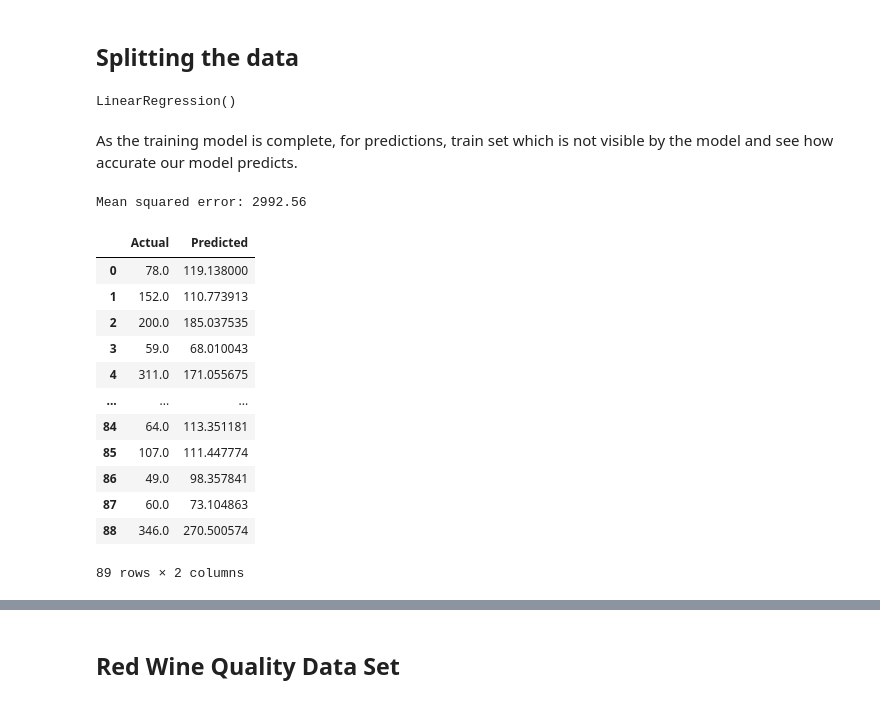
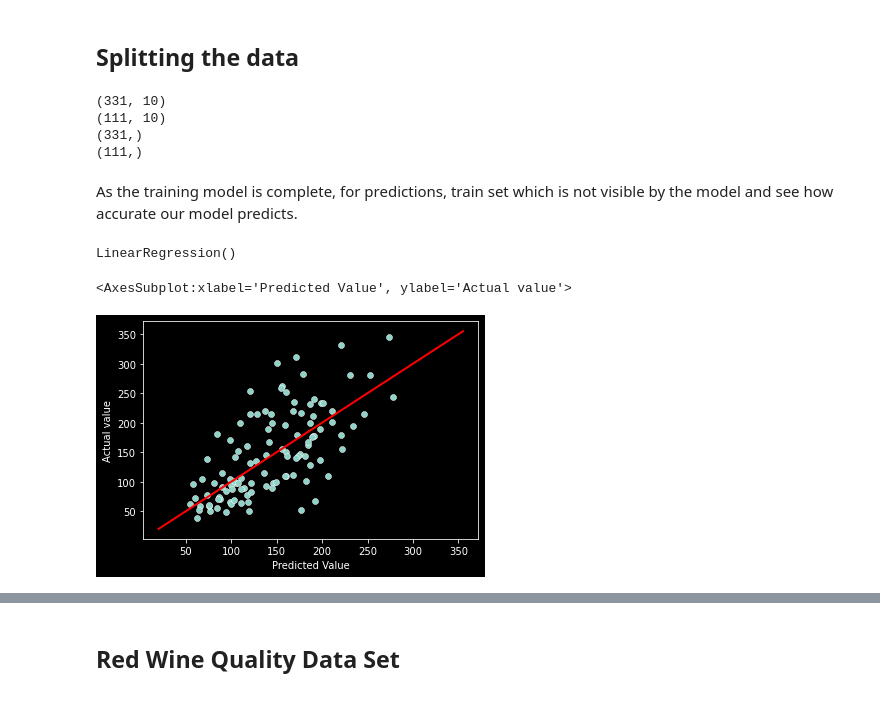
Before and after one commit to bensontjohn/ML-and-Statistics-assessment, a Jupyter notebook: scikit-learn.ipynb, the cells around one changed output, grey strips where cells are left out. Drawn from its saved outputs; the diff is of its cells as text; code cells hidden in the pictures.

Commit message:
Performed the updated linear regression classification for the diabetes dataset

```diff
--- a/scikit-learn.ipynb
+++ b/scikit-learn.ipynb
@@ -88,50 +169,46 @@ Diabetes first rows:         age       sex       bmi        bp        s1
+# %%
+#independent variables, drop data by column.
+X = df.drop(labels='target_f', axis=1)
+#dependent variable
+y = df['target_f']
 # %% [markdown]
 Diabetes dataset consists of a total of 422 samples with 10 features each.
 The dataset can be split into the test and train sets using train_test_split function of sklearn.model_selection package.
 # %% [markdown]
 ## Splitting the data
 # %%
-# Split dataset into Train and Test sets.
-X_train, X_test, y_train, y_test = train_test_split(diabetes.data, diabetes.target, test_size=0.2, random_state=1)
-
-# Import Linear regression module from scikit-learn linear-model package
-from sklearn.linear_model import LinearRegression
-model = LinearRegression()
-
-# To train the model
-model.fit(X_train, y_train)
+#splitting the dataset into 75%-25% train-test split
+X_train, X_test, y_train, y_test = train_test_split(X,y,test_size=0.25,random_state=1)
+print(X_train.shape)
+print(X_test.shape)
+print(y_train.shape)
+print(y_test.shape)
 # %% [output]
-LinearRegression()
+(331, 10)
+(111, 10)
+(331,)
+(111,)
 # %% [markdown]
 As the training model is complete, for predictions, train set which is not visible by the model and see how accurate our model predicts.
 # %%
-# Predict on new unseen data
+# Import Linear regression module from scikit-learn linear-model package
+from sklearn.linear_model import LinearRegression
+lr = LinearRegression()
 
-y_preds = model.predict(X_test) # Returns predicted labels.
-
-# Evaluate the model using Squared Mean Error
-from sklearn.metrics import mean_squared_error
-print('Mean squared error: %.2f'
-      % mean_squared_error(y_test, y_preds))
+# To train the model
+lr.fit(X_train, y_train)
 # %% [output]
-Mean squared error: 2992.56
+LinearRegression()
 # %%
-# Compare Actual Labels to the predicted labels
-
-df_res = pd.DataFrame({'Actual': y_test, 'Predicted': y_preds})
-df_res
+import warnings
+warnings.simplefilter(action='ignore', category=FutureWarning)
+plt.xlabel("Predicted Value")
+plt.ylabel("Actual value")
+plt.plot([20,355],[20,355],color="red",linewidth=2)
+predicted_y = lr.predict(X_test)
+# scatterplot showing spread of data
+sns.scatterplot(predicted_y,y_test)
 # %% [output]
-|  | Actual | Predicted |
-| 0 | 78.0 | 119.138000 |
-| 1 | 152.0 | 110.773913 |
-| 2 | 200.0 | 185.037535 |
-| 3 | 59.0 | 68.010043 |
-| 4 | 311.0 | 171.055675 |
-| ... | ... | ... |
-| 84 | 64.0 | 113.351181 |
-| 85 | 107.0 | 111.447774 |
-| 86 | 49.0 | 98.357841 |
-| 87 | 60.0 | 73.104863 |
-| 88 | 346.0 | 270.500574 |
-89 rows × 2 columns
+<AxesSubplot:xlabel='Predicted Value', ylabel='Actual value'>
+[figure, added]
 # %%
```
Also changed, not shown: parts of 16 cells of this notebook.
